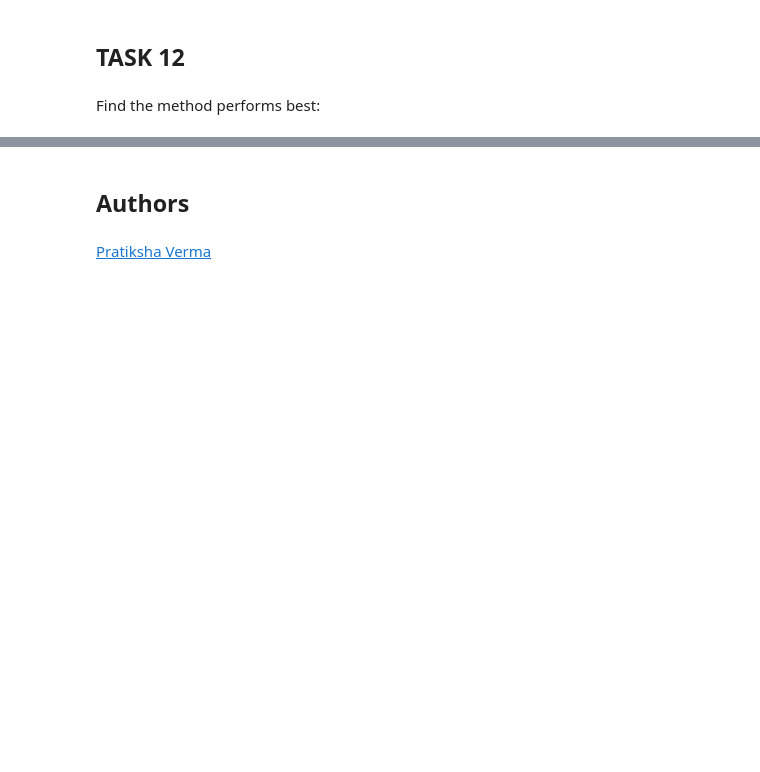
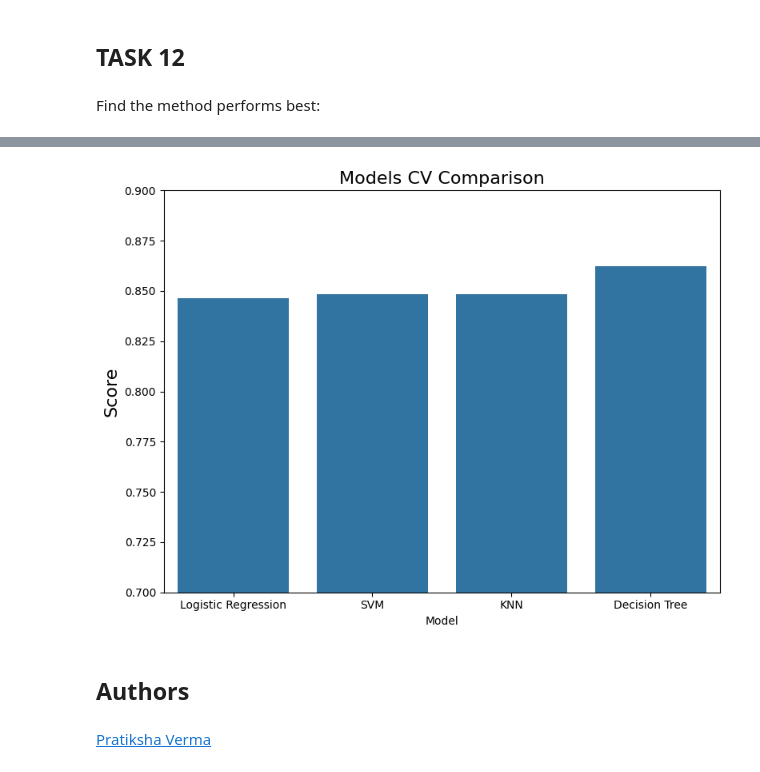
Before and after one commit to NTMal/MySubmission, a Jupyter notebook: SpaceX-Machine-Learning-Prediction-Part-5-v1.ipynb, the cells around one changed output, grey strips where cells are left out. Drawn from its saved outputs; the diff is of its cells as text; code cells hidden in the pictures; blank space fills up the shorter version.

```diff
--- a/SpaceX-Machine-Learning-Prediction-Part-5-v1.ipynb
+++ b/SpaceX-Machine-Learning-Prediction-Part-5-v1.ipynb
@@ -404,3 +417,16 @@ All four models achieved equivalent performance on this dataset (83.3% test accu
+# %%
+
+# Visualise Model CV using barplot
+fig, ax = plt.subplots(figsize = (8, 6))
+
+sns.barplot(data=results_df, x = 'Model', y = 'Best CV Score', ax = ax)
+plt.title('Models CV Comparison', fontsize = 16)
+plt.ylabel('Score', fontsize = 16)
+plt.ylim(0.7, 0.9) # optional zoom level
+plt.tight_layout()
+plt.show()
+# %% [output]
+[figure, added]
 # %% [markdown]
 ## Authors
 # %% [markdown]
```
Also changed, not shown: parts of 6 cells of this notebook.
